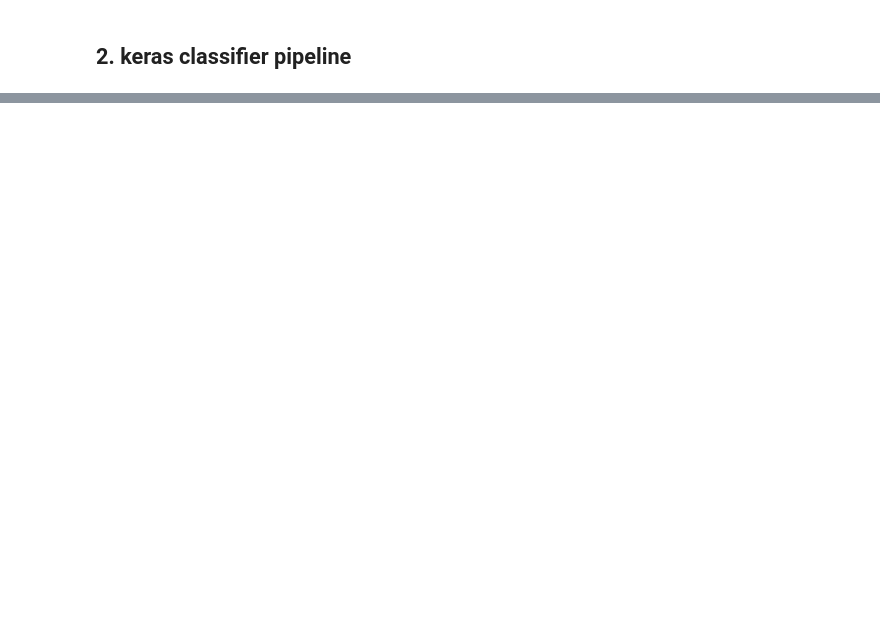
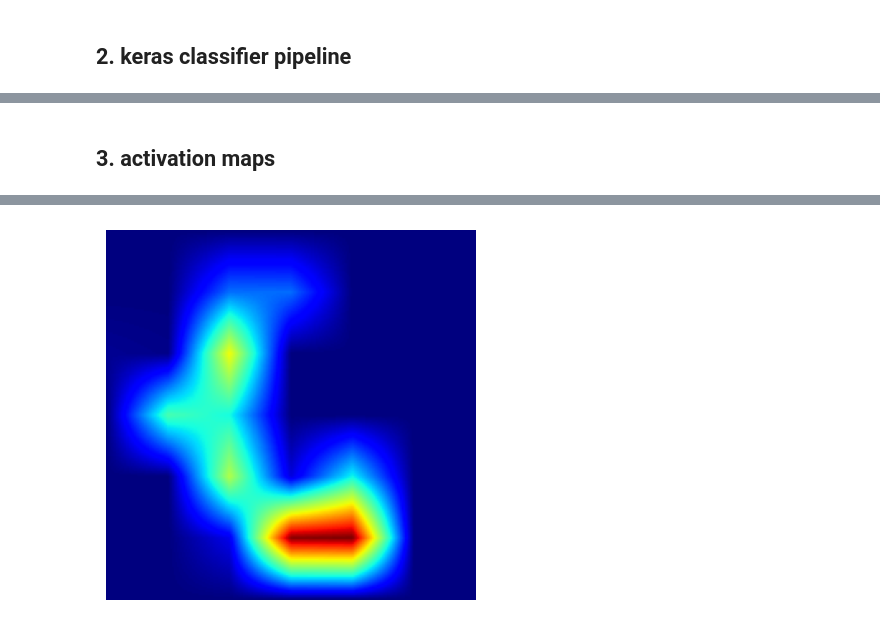
Before and after one commit to mugojames254/code_env, a Jupyter notebook: keras_classification.ipynb, the cells around one changed output, grey strips where cells are left out. Drawn from its saved outputs; the diff is of its cells as text; code cells hidden in the pictures; blank space fills up the shorter version.

Commit message:
image heatmap

```diff
--- a/keras_classification.ipynb
+++ b/keras_classification.ipynb
@@ -23,10 +25,17 @@ Requirement already satisfied: mdurl~=0.1 in ./venv/lib/python3.12/site-packages
 # %% [markdown]
 ## 2. keras classifier pipeline
 # %%
-import tensorflow as tf
+import numpy as np
+import matplotlib.pyplot as plt
 from tensorflow.keras.applications import resnet50
 from tensorflow.keras.preprocessing import image
-import numpy as np
+from tensorflow.keras.models import Model
+from tensorflow.keras import backend as K
+
+# tf-keras-vis imports
+from tf_keras_vis.gradcam import Gradcam
+from tf_keras_vis.utils.scores import CategoricalScore
+from tf_keras_vis.utils.model_modifiers import ReplaceToLinear
 
 
 def classify(img_path):
@@ -41,10 +50,13 @@ def classify(img_path):
 
     # Make predictions
     prediction = model.predict(img_preprocessed)
+    pred_class = np.argmax(prediction[0])
 
     # Decode and print top-3 predictions
     print(resnet50.decode_predictions(prediction, top=3)[0])
 
+    return model, img_preprocessed, pred_class
+
 # usage
 classify("./image_data.png")
 # %% [output]
@@ -53,0 +82,23 @@ WARNING:tensorflow:5 out of the last 5 calls to <function TensorFlowTrainer.make
+# %% [markdown]
+## 3. activation maps
+# %%
+def generate_heatmap(model, img_preprocessed, pred_class):
+
+    gradcam = Gradcam(model, model_modifier=ReplaceToLinear(), clone=True)
+    score = CategoricalScore([pred_class])
+
+    # Generate heatmap
+    cam = gradcam(score, img_preprocessed, penultimate_layer=-1)
+
+    # cam has shape (1, H, W); remove batch dimension
+    heatmap = cam[0]
+
+    # Display
+    plt.imshow(heatmap, cmap='jet')
+    plt.axis('off')
+    plt.show()
+
+# usage
+model, img_preprocessed, pred_class = classify("./image_data.png")
+generate_heatmap(model, img_preprocessed, pred_class)
+# %% [output]
@@ -53,0 +107 @@ WARNING:tensorflow:5 out of the last 5 calls to <function TensorFlowTrainer.make
+[figure, added]
```
Also changed, not shown: parts of 3 cells of this notebook.
